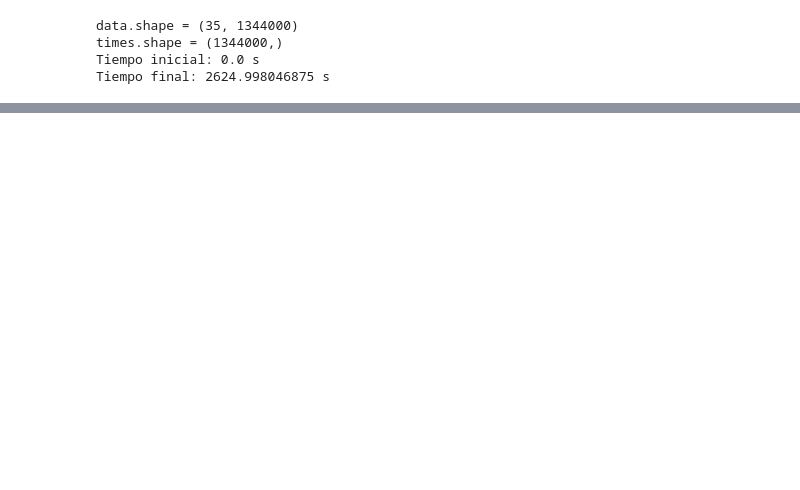
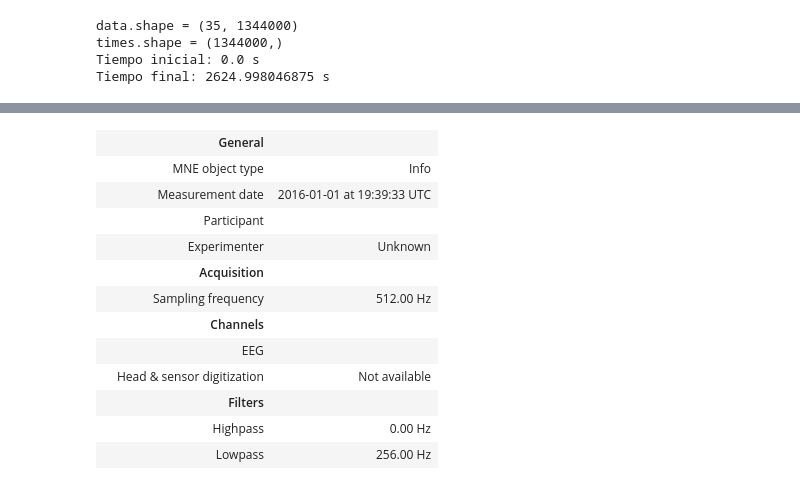
Before and after one commit to CeSaRLoPeZArTeAgA/PROGRAMACION_PARALELA_CODIGO, a Jupyter notebook: TRABAJO INVESTIGACION PARALELA/Codigo/LECTURA.ipynb, the cells around one changed output, grey strips where cells are left out. Cells and saved outputs as stored; diff of their text form; code cells hidden in the pictures; blank space fills up the shorter version.

```diff
--- a/TRABAJO INVESTIGACION PARALELA/Codigo/LECTURA.ipynb
+++ b/TRABAJO INVESTIGACION PARALELA/Codigo/LECTURA.ipynb
@@ -313,6 +345,0 @@ duration_sec: 67
-# %%
-txt_path = r"D:\PROGRAMACION_PARALELA_CODIGO\TRABAJO INVESTIGACION PARALELA\Codigo\data\PN00\Seizures-list-PN00.txt"
-
-with open(txt_path, "r", errors="replace") as f:
-    for i, line in enumerate(f):
-        print(f"{i:03d}: {repr(line)}")
@@ -679,17 +471,0 @@ psd_data.shape = (35, 1023)
-# %%
-import numpy as np
-from scipy.signal import welch
-import matplotlib.pyplot as plt
-
-fs = 250  # Hz
-t = np.linspace(0, 5, fs*5)
-x = np.sin(2*np.pi*10*t) + 0.5*np.random.randn(len(t))
-
-# PSD con Welch
-f, psd = welch(x, fs=fs, nperseg=256)
-
-plt.plot(f, psd)
-plt.xlabel("Frecuencia (Hz)")
-plt.ylabel("PSD (potencia/Hz)")
-plt.title("Densidad Espectral de Potencia")
-plt.show()
@@ -695,0 +760,28 @@ plt.show()
+# %%
+# Variables
+sfreq = int(raw_train.info["sfreq"])
+datatrain = raw_train.get_data()
+Ntrain = int(max(datatrain.shape)/sfreq)
+datatest = raw_test.get_data()
+Ntest = int(max(datatest.shape)/sfreq)
+secondeventscrisis = np.array([106,411,990,1192])
+secondeventscrisistest = np.array([409, 593, 1050])
+lowpass = raw_train.info["lowpass"]
+ch_names = raw_train.ch_names
+n_chan = len(ch_names)
+Fp1_F7,F7_T3,T3_T5,T5_O1,Fp1_F3,F3_C3,C3_P3,P3_O1,Fz_Cz,Cz_Pz,Fp2_F4,F4_C4,C4_P4,P4_O2,Fp2_F8,F8_T4,T4_T6,T6_O2= 0,1,2,3,4,5,6,7,8,9,10,11,12,13,14,15,16,17
+raw_train.info
+# %% [output]
+|  | General |  |
+|  | MNE object type | Info |
+|  | Measurement date | 2016-01-01 at 19:39:33 UTC |
+|  | Participant |  |
+|  | Experimenter | Unknown |
+|  | Acquisition |  |
+|  | Sampling frequency | 512.00 Hz |
+|  | Channels |  |
+|  | EEG |  |
+|  | Head & sensor digitization | Not available |
+|  | Filters |  |
+|  | Highpass | 0.00 Hz |
+|  | Lowpass | 256.00 Hz |
```
Also changed, not shown: parts of 41 cells of this notebook, 1 other file.
